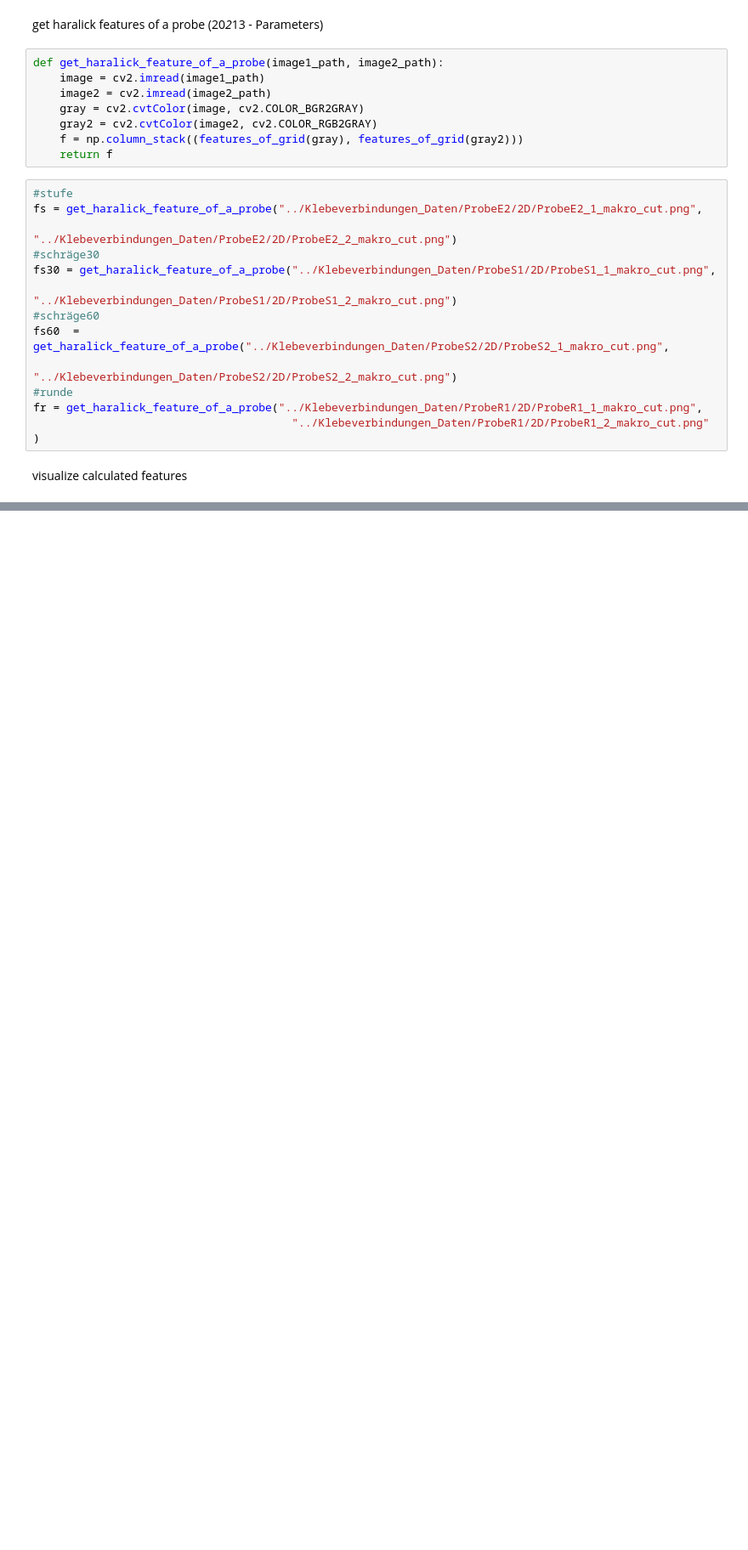
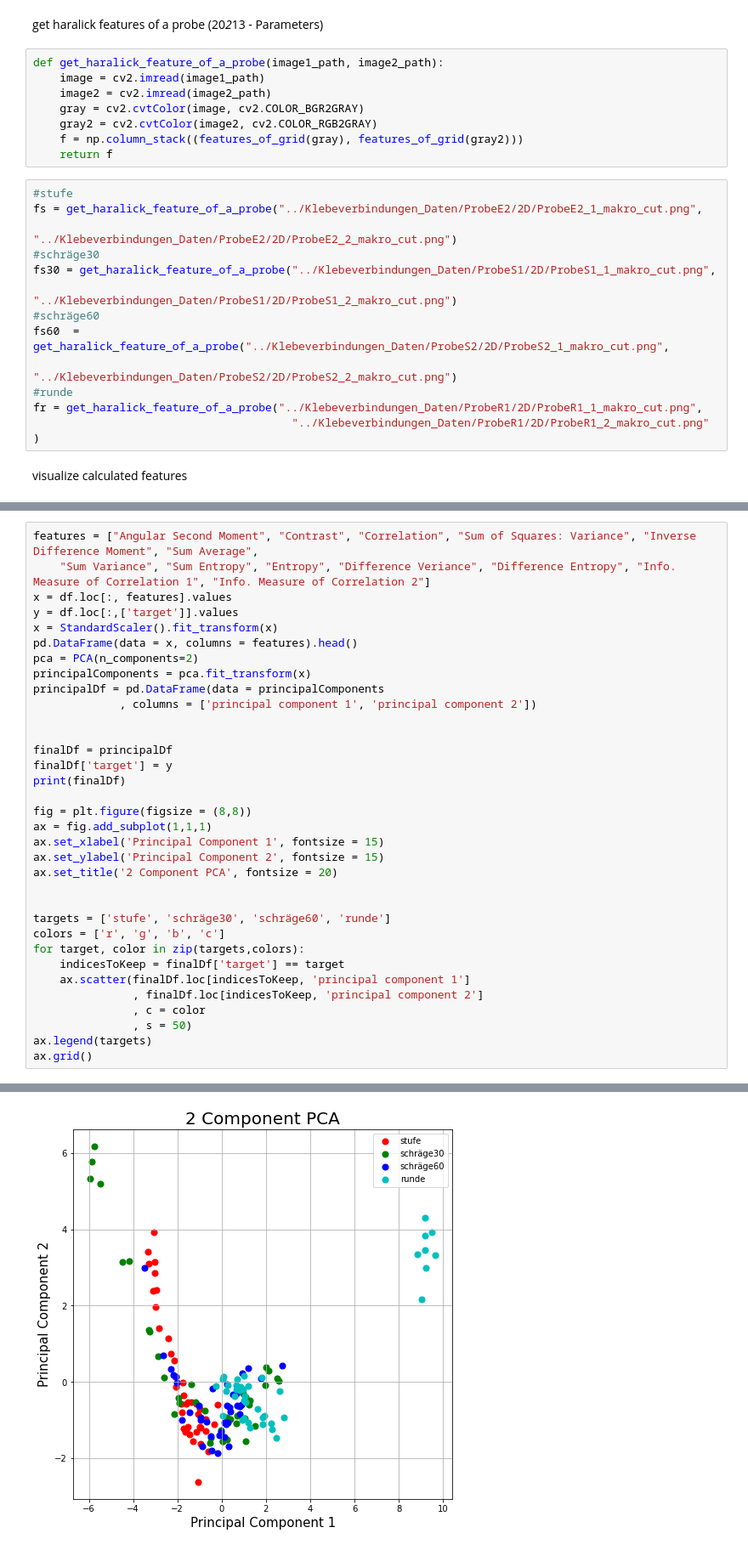
Before and after one commit to jingyophuong/versagenanalyse, a Jupyter notebook: Code/texturefeatures.ipynb, the cells around one changed output, grey strips where cells are left out. Shown: that part at 85% size. Cells and saved outputs as stored; diff of their text form; blank space fills up the shorter version.

```diff
--- a/Code/texturefeatures.ipynb
+++ b/Code/texturefeatures.ipynb
@@ -109,0 +180,35 @@ for i in range(13):
+# %%
+features = ["Angular Second Moment", "Contrast", "Correlation", "Sum of Squares: Variance", "Inverse Difference Moment", "Sum Average",
+    "Sum Variance", "Sum Entropy", "Entropy", "Difference Veriance", "Difference Entropy", "Info. Measure of Correlation 1", "Info. Measure of Correlation 2"]
+x = df.loc[:, features].values
+y = df.loc[:,['target']].values
+x = StandardScaler().fit_transform(x)
+pd.DataFrame(data = x, columns = features).head()
+pca = PCA(n_components=2)
+principalComponents = pca.fit_transform(x)
+principalDf = pd.DataFrame(data = principalComponents
+             , columns = ['principal component 1', 'principal component 2'])
+
+
+finalDf = principalDf
+finalDf['target'] = y
+print(finalDf)
+
+fig = plt.figure(figsize = (8,8))
+ax = fig.add_subplot(1,1,1)
+ax.set_xlabel('Principal Component 1', fontsize = 15)
+ax.set_ylabel('Principal Component 2', fontsize = 15)
+ax.set_title('2 Component PCA', fontsize = 20)
+
+
+targets = ['stufe', 'schräge30', 'schräge60', 'runde']
+colors = ['r', 'g', 'b', 'c']
+for target, color in zip(targets,colors):
+    indicesToKeep = finalDf['target'] == target
+    ax.scatter(finalDf.loc[indicesToKeep, 'principal component 1']
+               , finalDf.loc[indicesToKeep, 'principal component 2']
+               , c = color
+               , s = 50)
+ax.legend(targets)
+ax.grid()
+# %% [output]
@@ -109,0 +229 @@ for i in range(13):
+[figure, added]
```
Also changed, not shown: parts of 11 cells of this notebook.
